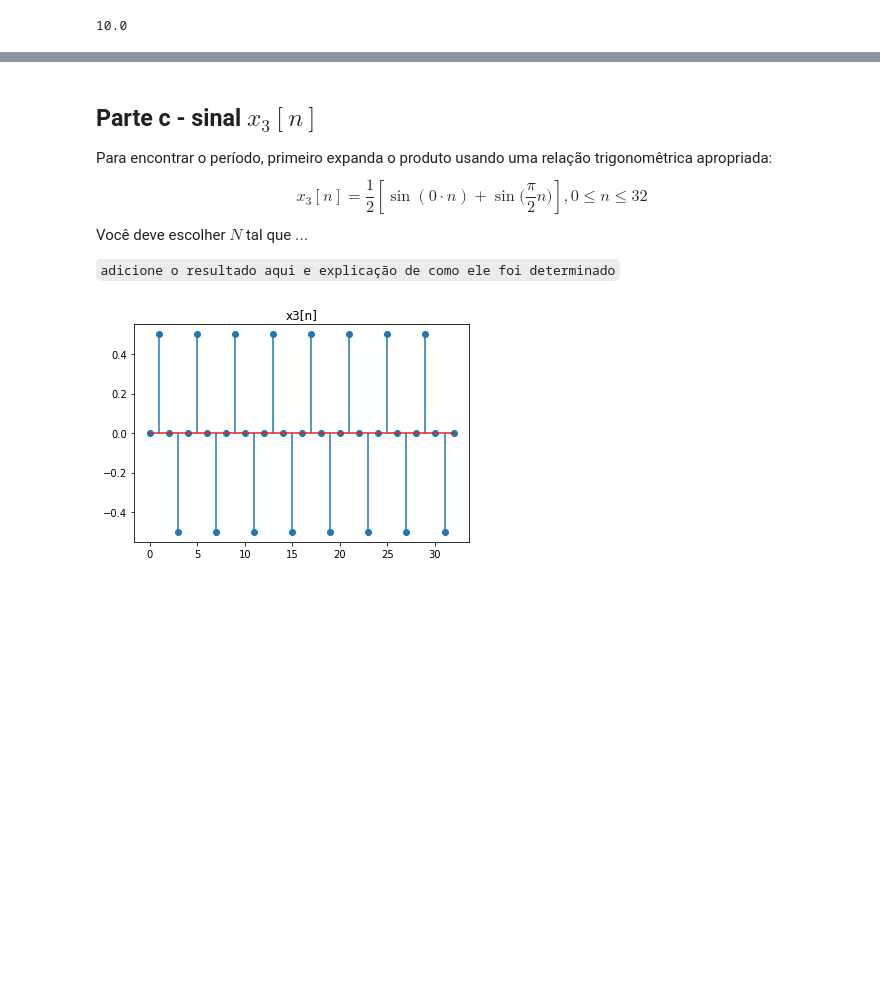
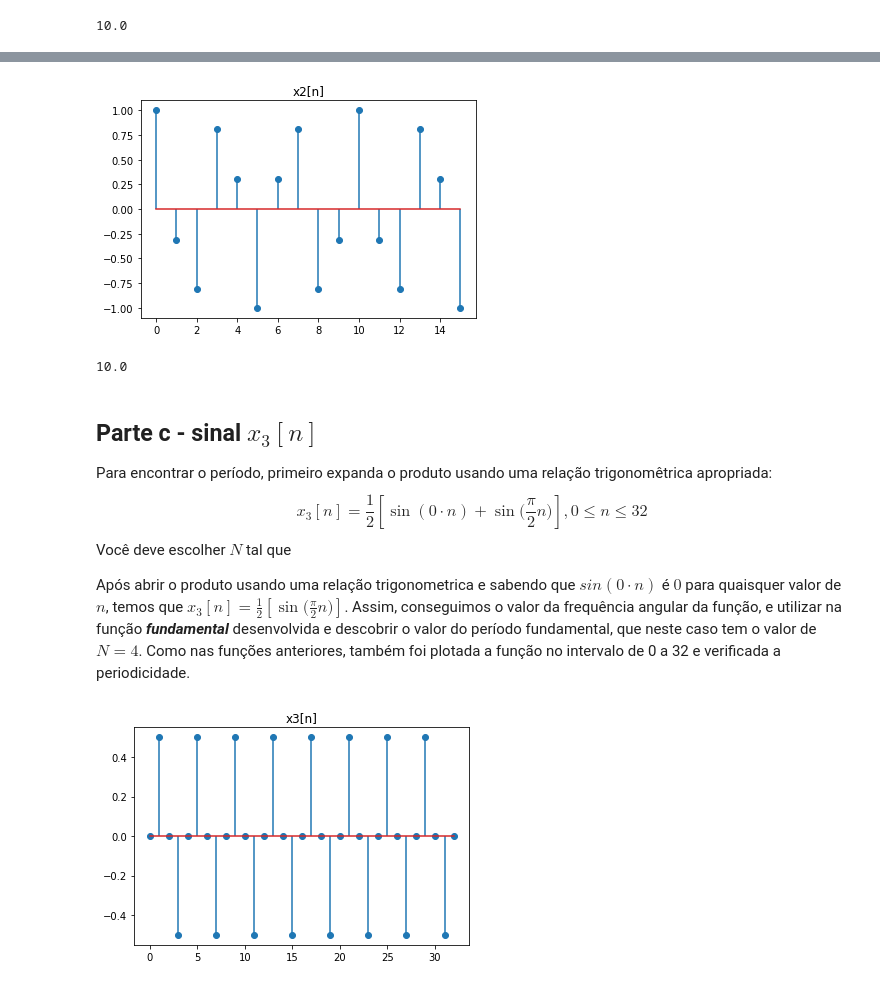
Before and after one commit to julianafalves/Sinais-Digitais, a Jupyter notebook: Projeto1.ipynb, the cells around one changed output, grey strips where cells are left out. Cells and saved outputs as stored; diff of their text form; code cells hidden in the pictures; blank space fills up the shorter version.

```diff
--- a/Projeto1.ipynb
+++ b/Projeto1.ipynb
@@ -85,12 +90,28 @@ O período da fundamental, $N$, é
+# %%
+def x2(n):
+   return np.cos((3*np.pi/5)*n)
+
+n = np.arange(0, 16, dtype='int64')
+
+stem(n, x2(n), use_line_collection=True)
+title('x2[n]')
+show()
+# %% [output]
+[figure, added]
+# %%
+periodo = fundamental(3*np.pi/5)
+print(periodo)
+# %% [output]
+10.0
 # %% [markdown]
 ## Parte c - sinal $x_3[n]$
 Para encontrar o período, primeiro expanda o produto usando uma relação trigonomêtrica apropriada:
 $$
     x_3[n] = \frac{1}{2}\left[\sin(0\cdot n) + \sin\big(\frac{\pi}{2}n\big)\right], 0\leq n\leq 32
 $$
-Você deve escolher $N$ tal que $\ldots$
+Você deve escolher $N$ tal que
 
-`adicione o resultado aqui e explicação de como ele foi determinado`
+Após abrir o produto usando uma relação trigonometrica e sabendo que $sin(0\cdot n)$ é $0$ para quaisquer valor de $n$, temos que $x_3[n] = \frac{1}{2}\left[\sin\big(\frac{\pi}{2}n\big)\right]$. Assim, conseguimos o valor da frequência angular da função, e utilizar na função *__fundamental__* desenvolvida e descobrir o valor do período fundamental, que neste caso tem o valor de $N = 4$. Como nas funções anteriores, também foi plotada a função no intervalo de 0 a 32 e verificada a periodicidade.
 # %%
 def x3(n):
   return (1/2)*np.sin((n*np.pi)/2)
```
Also changed, not shown: parts of 6 cells of this notebook.
